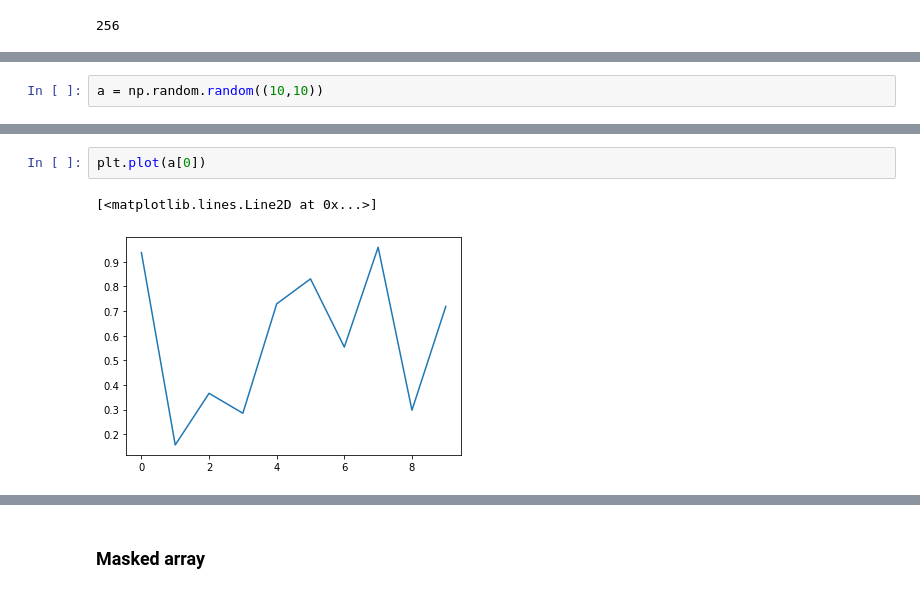
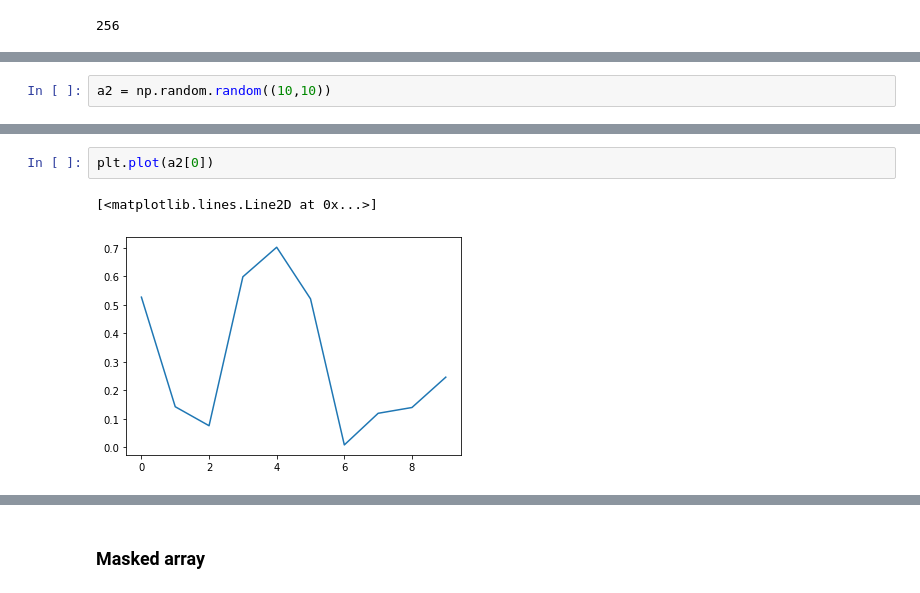
Before and after one commit to UW-GDA/jupyterbook, a Jupyter notebook: book/modules/03_NumPy_Pandas_Matplotlib/03_NumPy_Pandas_Demo.ipynb, the cells around one changed output, grey strips where cells are left out. Cells and saved outputs as stored; diff of their text form.

```diff
--- a/book/modules/03_NumPy_Pandas_Matplotlib/03_NumPy_Pandas_Demo.ipynb
+++ b/book/modules/03_NumPy_Pandas_Matplotlib/03_NumPy_Pandas_Demo.ipynb
@@ -65,2 +168,2 @@ a.itemsize
 # %%
-a = np.random.random((10,10))
+a2 = np.random.random((10,10))
@@ -164,5 +436,5 @@ plt.plot(a)
 # %%
-plt.plot(a[0])
+plt.plot(a2[0])
 # %% [output]
 [<matplotlib.lines.Line2D at 0x...>]
-[figure, old version]
+[figure, new version]
```
Also changed, not shown: parts of 170 cells of this notebook, 1 other file.
